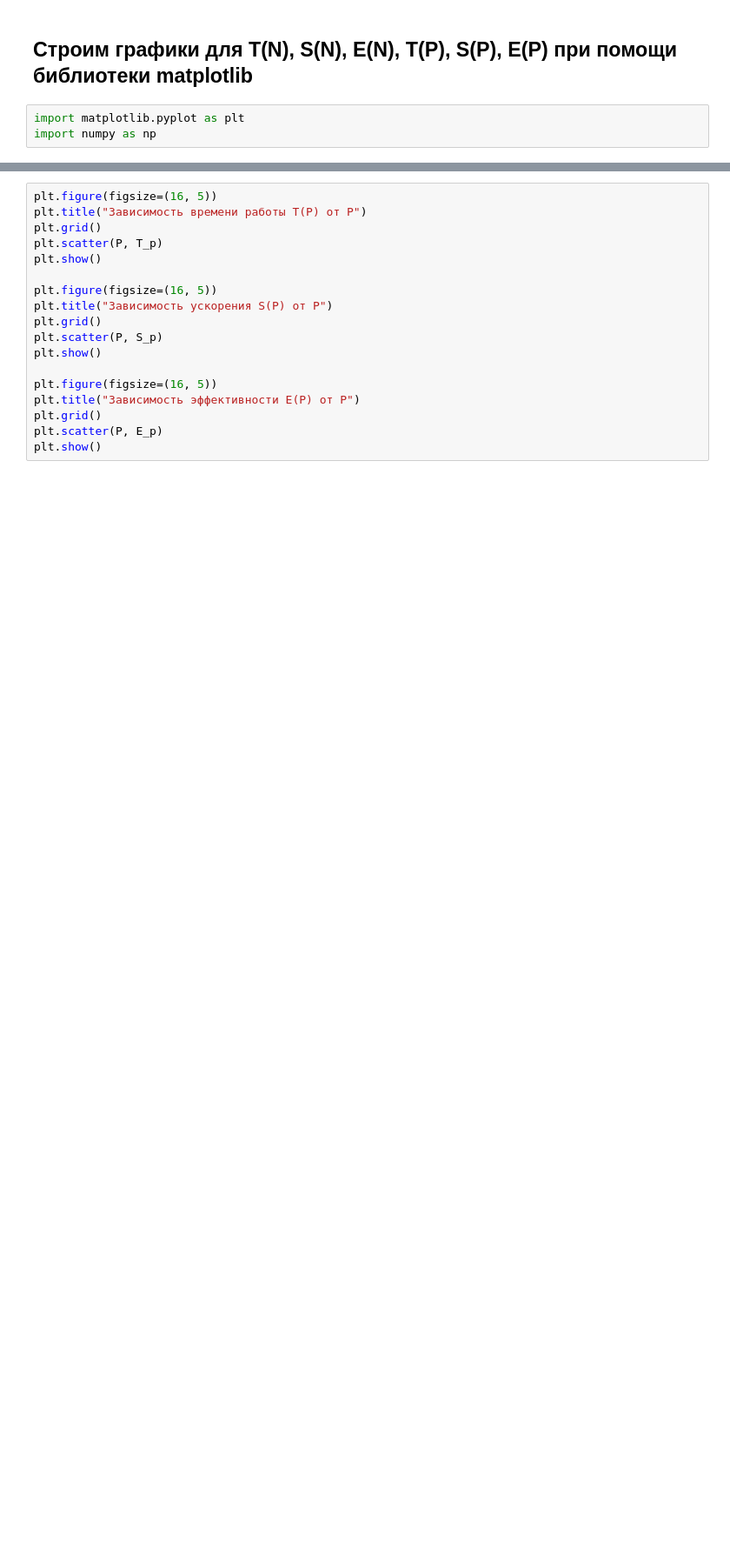
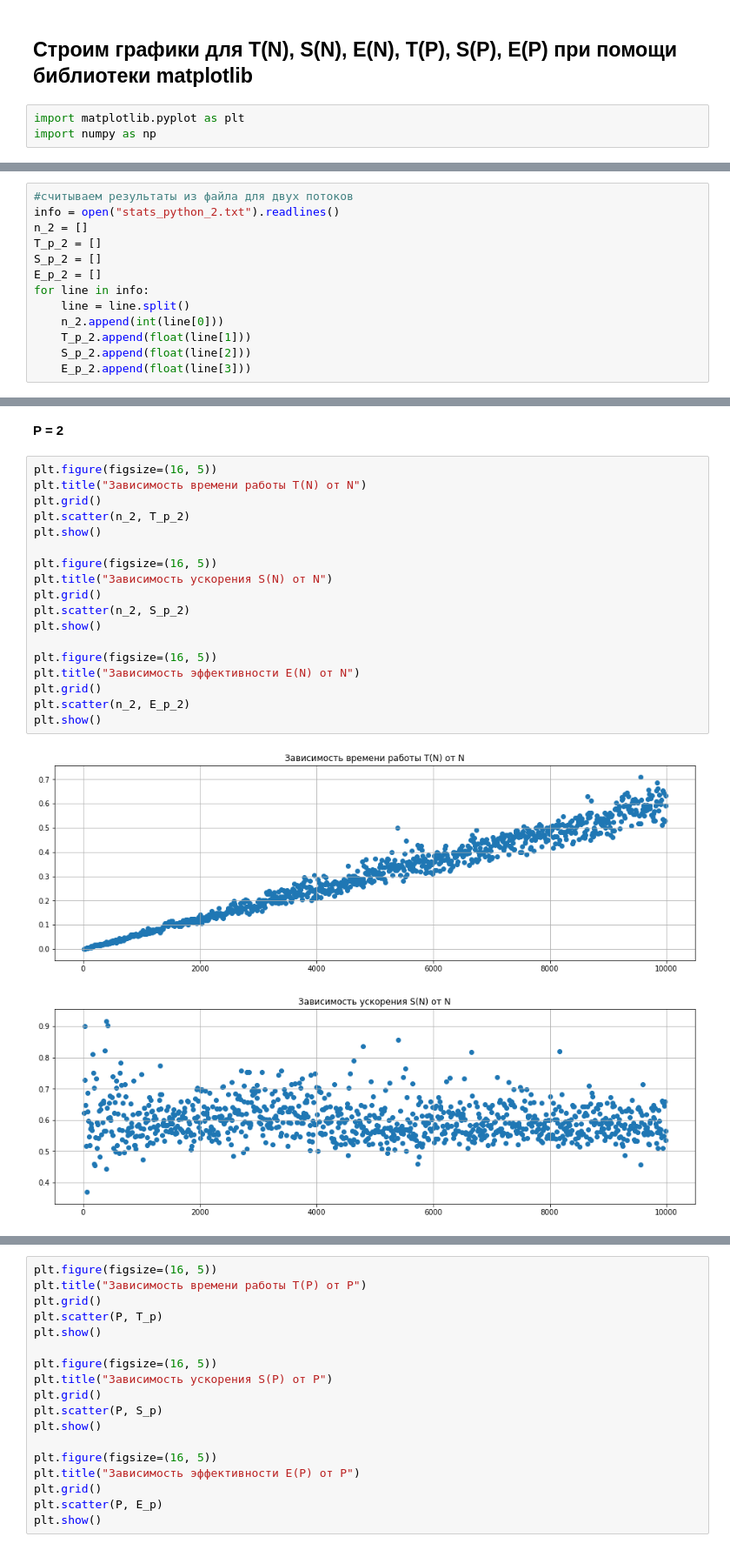
Before and after one commit to riknel/DistributedComputing, a Jupyter notebook: graphs_random_walk.ipynb, the cells around one changed output, grey strips where cells are left out. Shown at 87% size. Drawn from its saved outputs; the diff is of its cells as text; blank space fills up the shorter version.

```diff
--- a/graphs_random_walk.ipynb
+++ b/graphs_random_walk.ipynb
@@ -9,0 +23,13 @@ N от 10 до 10000 с шагом 10
+# %%
+#считываем результаты из файла для двух потоков
+info = open("stats_python_2.txt").readlines()
+n_2 = []
+T_p_2 = []
+S_p_2 = []
+E_p_2 = []
+for line in info:
+    line = line.split()
+    n_2.append(int(line[0]))
+    T_p_2.append(float(line[1]))
+    S_p_2.append(float(line[2]))
+    E_p_2.append(float(line[3]))
@@ -9,0 +99,23 @@ N от 10 до 10000 с шагом 10
+# %% [markdown]
+**P = 2**
+# %%
+plt.figure(figsize=(16, 5))
+plt.title("Зависимость времени работы T(N) от N")
+plt.grid()
+plt.scatter(n_2, T_p_2)
+plt.show()
+
+plt.figure(figsize=(16, 5))
+plt.title("Зависимость ускорения S(N) от N")
+plt.grid()
+plt.scatter(n_2, S_p_2)
+plt.show()
+
+plt.figure(figsize=(16, 5))
+plt.title("Зависимость эффективности E(N) от N")
+plt.grid()
+plt.scatter(n_2, E_p_2)
+plt.show()
+# %% [output]
+[figure, added]
+[figure, added]
```
Also changed, not shown: parts of 19 cells of this notebook, 1 other file.
